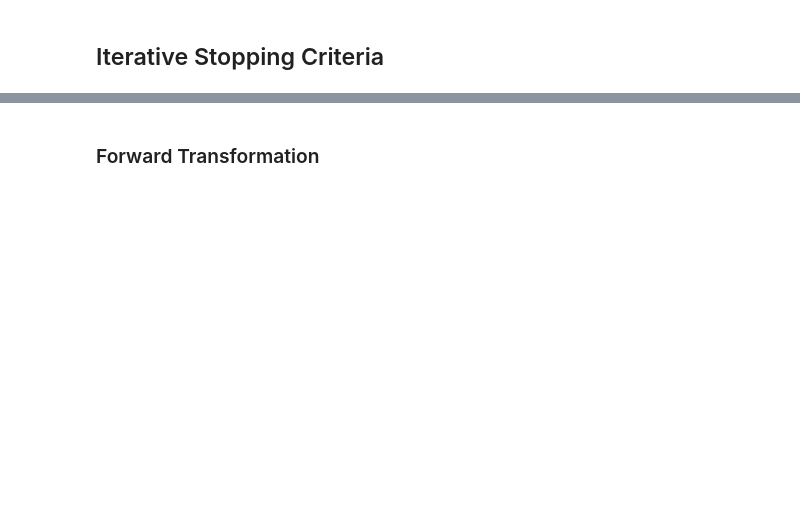
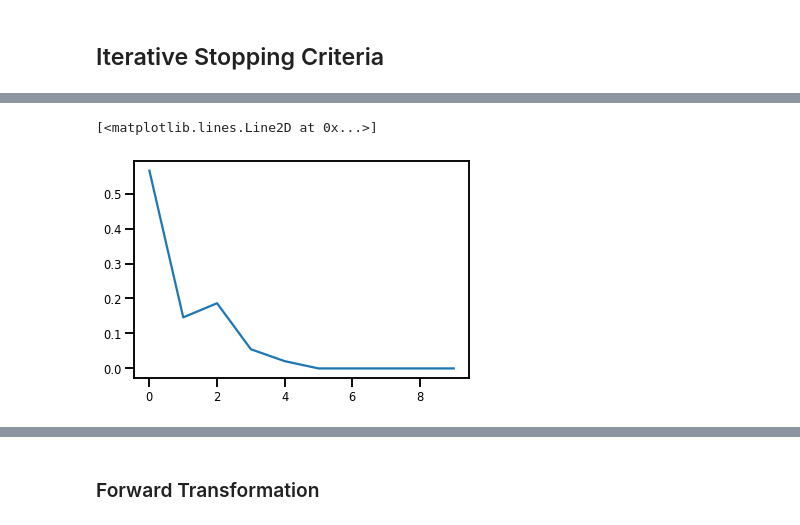
Before and after one commit to IPL-UV/rbig_jax, a Jupyter notebook: notebooks/1.3_iterative_gaussianization.ipynb, the cells around one changed output, grey strips where cells are left out. Drawn from its saved outputs; the diff is of its cells as text; code cells hidden in the pictures; blank space fills up the shorter version.

```diff
--- a/notebooks/1.3_iterative_gaussianization.ipynb
+++ b/notebooks/1.3_iterative_gaussianization.ipynb
@@ -222,3 +266,8 @@ Wall time: 2.85 s
+# %%
+plt.plot(np.array(losses))
+# %% [output]
+[<matplotlib.lines.Line2D at 0x...>]
+[figure, added]
 # %%
 sns.jointplot(X[:, 0], X[:, 1])
 # %% [output]
```
Also changed, not shown: parts of 28 cells of this notebook, 5 other files.
